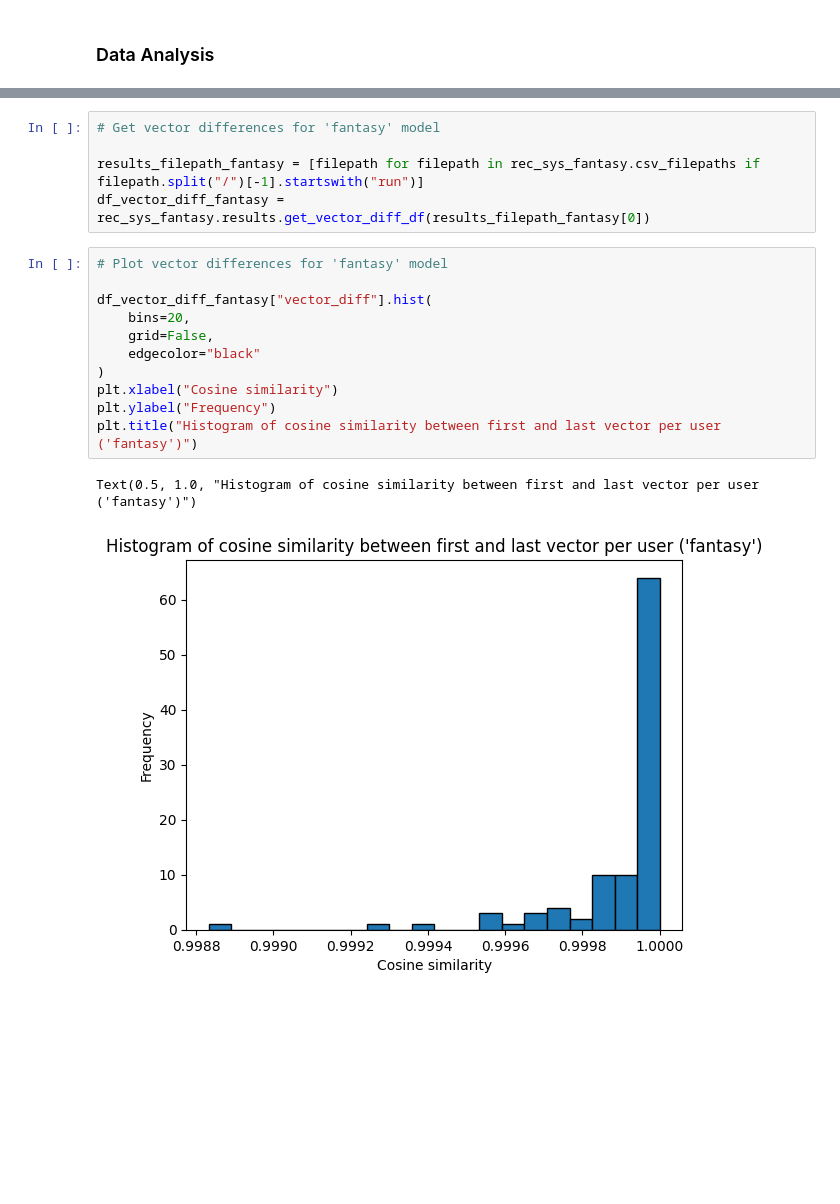
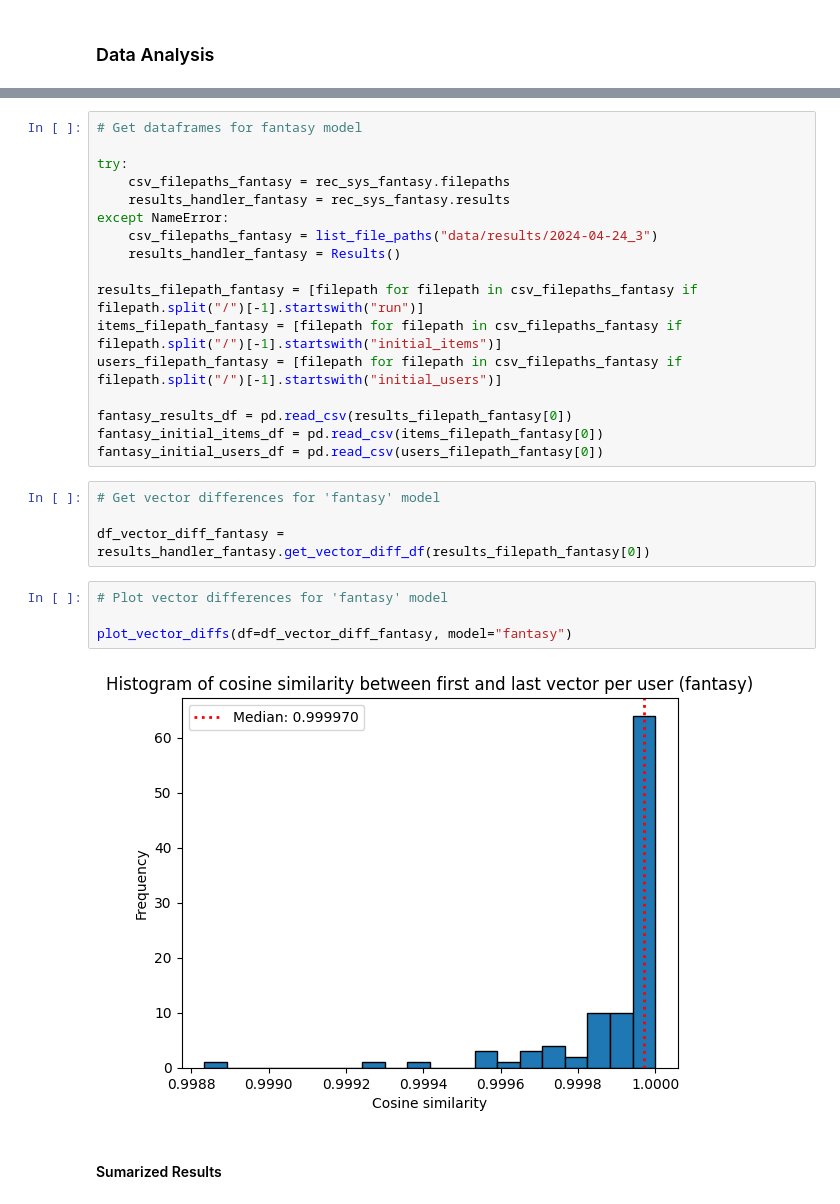
Before and after one commit to jamonbri/master_thesis, a Jupyter notebook: project/model_simulation.ipynb, the cells around one changed output, grey strips where cells are left out. Cells and saved outputs as stored; diff of their text form; blank space fills up the shorter version.

```diff
--- a/project/model_simulation.ipynb
+++ b/project/model_simulation.ipynb
@@ -138,19 +158,29 @@ Text(0.5, 1.0, 'Histogram of cosine similarity between first and last vector per
+# %%
+# Get dataframes for fantasy model
+
+try:
+    csv_filepaths_fantasy = rec_sys_fantasy.filepaths
+    results_handler_fantasy = rec_sys_fantasy.results
+except NameError:
+    csv_filepaths_fantasy = list_file_paths("data/results/2024-04-24_3")
+    results_handler_fantasy = Results()
+
+results_filepath_fantasy = [filepath for filepath in csv_filepaths_fantasy if filepath.split("/")[-1].startswith("run")]
+items_filepath_fantasy = [filepath for filepath in csv_filepaths_fantasy if filepath.split("/")[-1].startswith("initial_items")]
+users_filepath_fantasy = [filepath for filepath in csv_filepaths_fantasy if filepath.split("/")[-1].startswith("initial_users")]
+
+fantasy_results_df = pd.read_csv(results_filepath_fantasy[0])
+fantasy_initial_items_df = pd.read_csv(items_filepath_fantasy[0])
+fantasy_initial_users_df = pd.read_csv(users_filepath_fantasy[0])
 # %%
 # Get vector differences for 'fantasy' model
 
-results_filepath_fantasy = [filepath for filepath in rec_sys_fantasy.csv_filepaths if filepath.split("/")[-1].startswith("run")]
-df_vector_diff_fantasy = rec_sys_fantasy.results.get_vector_diff_df(results_filepath_fantasy[0])
+df_vector_diff_fantasy = results_handler_fantasy.get_vector_diff_df(results_filepath_fantasy[0])
-# %%
-# Plot vector differences for 'fantasy' model
-
-df_vector_diff_fantasy["vector_diff"].hist(
-    bins=20,
-    grid=False,
-    edgecolor="black"
-)
-plt.xlabel("Cosine similarity")
-plt.ylabel("Frequency")
-plt.title("Histogram of cosine similarity between first and last vector per user ('fantasy')")
-# %% [output]
-Text(0.5, 1.0, "Histogram of cosine similarity between first and last vector per user ('fantasy')")
-[figure, removed]
+# %%
+# Plot vector differences for 'fantasy' model
+
+plot_vector_diffs(df=df_vector_diff_fantasy, model="fantasy")
+# %% [output]
+[figure, added]
+# %% [markdown]
+#### Sumarized Results
```
Also changed, not shown: parts of 12 cells of this notebook, 1 other file.
